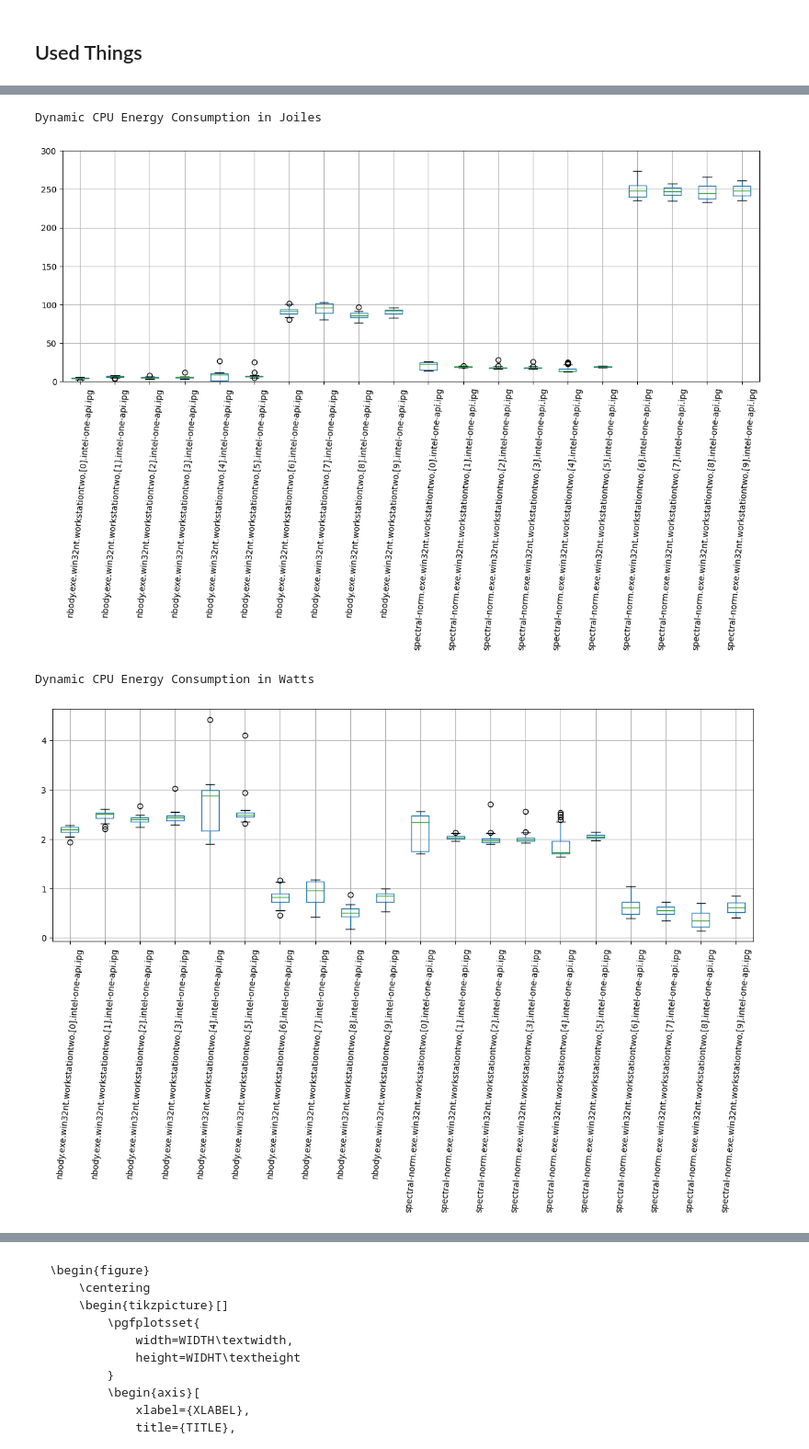
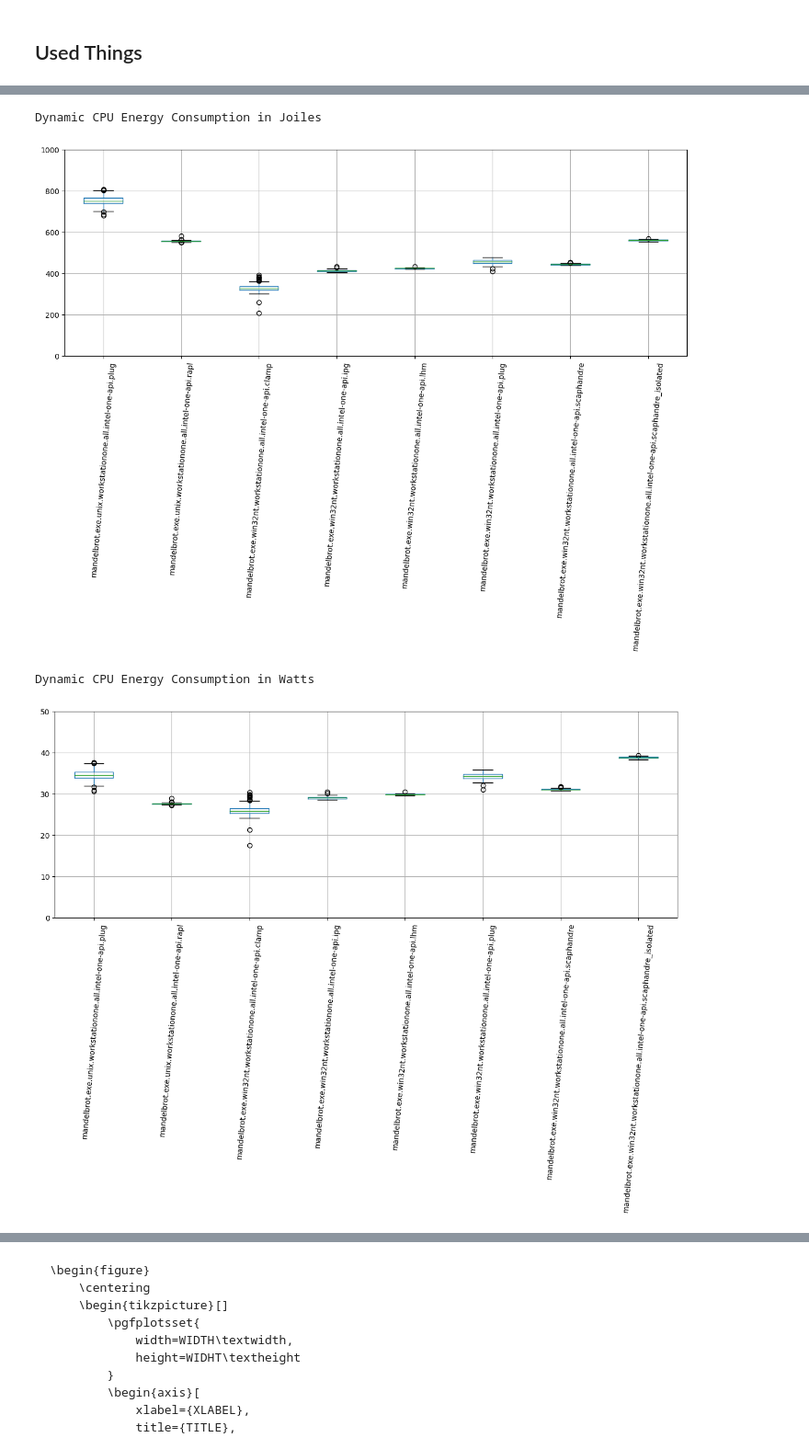
Before and after one commit to KuskIV/BDEnergy, a Jupyter notebook: analytics/result-analysis.ipynb, the cells around one changed output, grey strips where cells are left out. Shown at 92% size. Cells and saved outputs as stored; diff of their text form; code cells hidden in the pictures.

```diff
--- a/analytics/result-analysis.ipynb
+++ b/analytics/result-analysis.ipynb
@@ -30,7 +30,7 @@ get_timeseries = False
 get_measurements = True
 # %%
 # exp_name = "compiler"
-# exp_name = "measuring_instrument"
-exp_name = "cores"
+exp_name = "measuring_instrument"
+# exp_name = "cores"
 # %%
 used_dut_name = [
@@ -550,35 +524,35 @@ Duration of Test Case
 # %%
 if get_measurements and show_plots:
     # print("Dynamic DRAM Energy Consumption in Watts")
     # dynamic_dram_boxplot = dram_dynamic_df.boxplot(figsize=(15,5), rot=75)
     # dynamic_dram_boxplot.plot()
     # plot.ylim(-0.1, 0.25)
     # plot.show()
 
     print("Dynamic CPU Energy Consumption in Joiles")
     dynamic_cpu_boxplot = cpu_dynamic_df.boxplot(figsize=(15,5), rot=85)
     dynamic_cpu_boxplot.plot()
-    plot.ylim(0,300)
+    plot.ylim(0,1000)
     plot.show()
 
     print("Dynamic CPU Energy Consumption in Watts")
     dynamic_watt_cpu_boxplot = cpu_dynamic_watt_df.boxplot(figsize=(15,5), rot=85)
     dynamic_watt_cpu_boxplot.plot()
-    # plot.ylim(0,300)
+    plot.ylim(0,50)
     plot.show()
 
 
 
     # print("Dynamic GPU Energy Consumption in Watts")
     # dynamic_gpu_boxplot = gpu_dynamic_df.boxplot(figsize=(15,5), rot=75)
     # dynamic_gpu_boxplot.plot()
     # plot.ylim(-0.1, 0.25)
     # plot.show()
 # %% [output]
 Dynamic CPU Energy Consumption in Joiles
-[figure, old version]
+[figure, new version]
 Dynamic CPU Energy Consumption in Watts
-[figure, old version]
+[figure, new version]
 # %%
 def list_to_label(lst, mapper):
     if len(lst) == 1:
```
Also changed, not shown: parts of 19 cells of this notebook, 23 other files.
